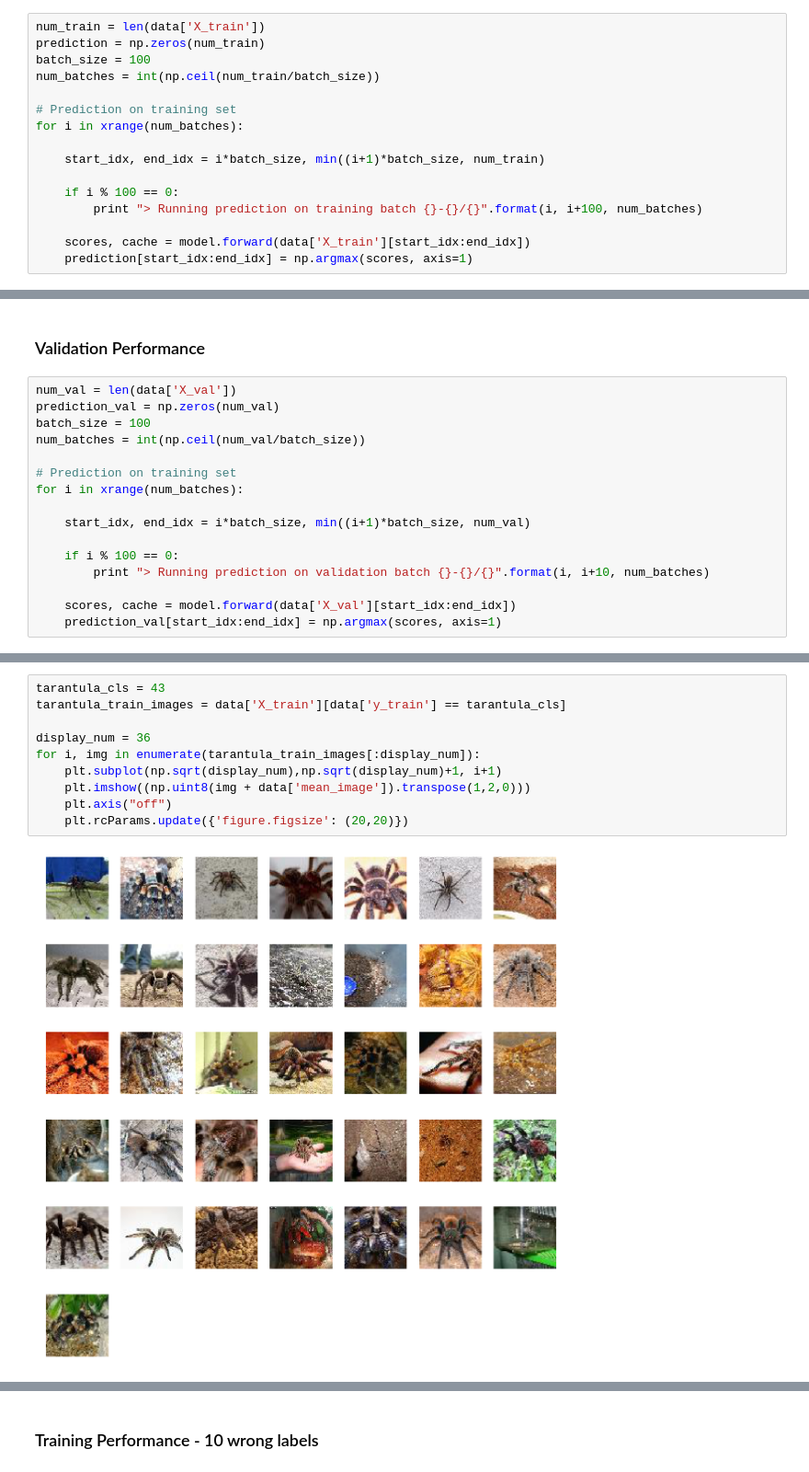
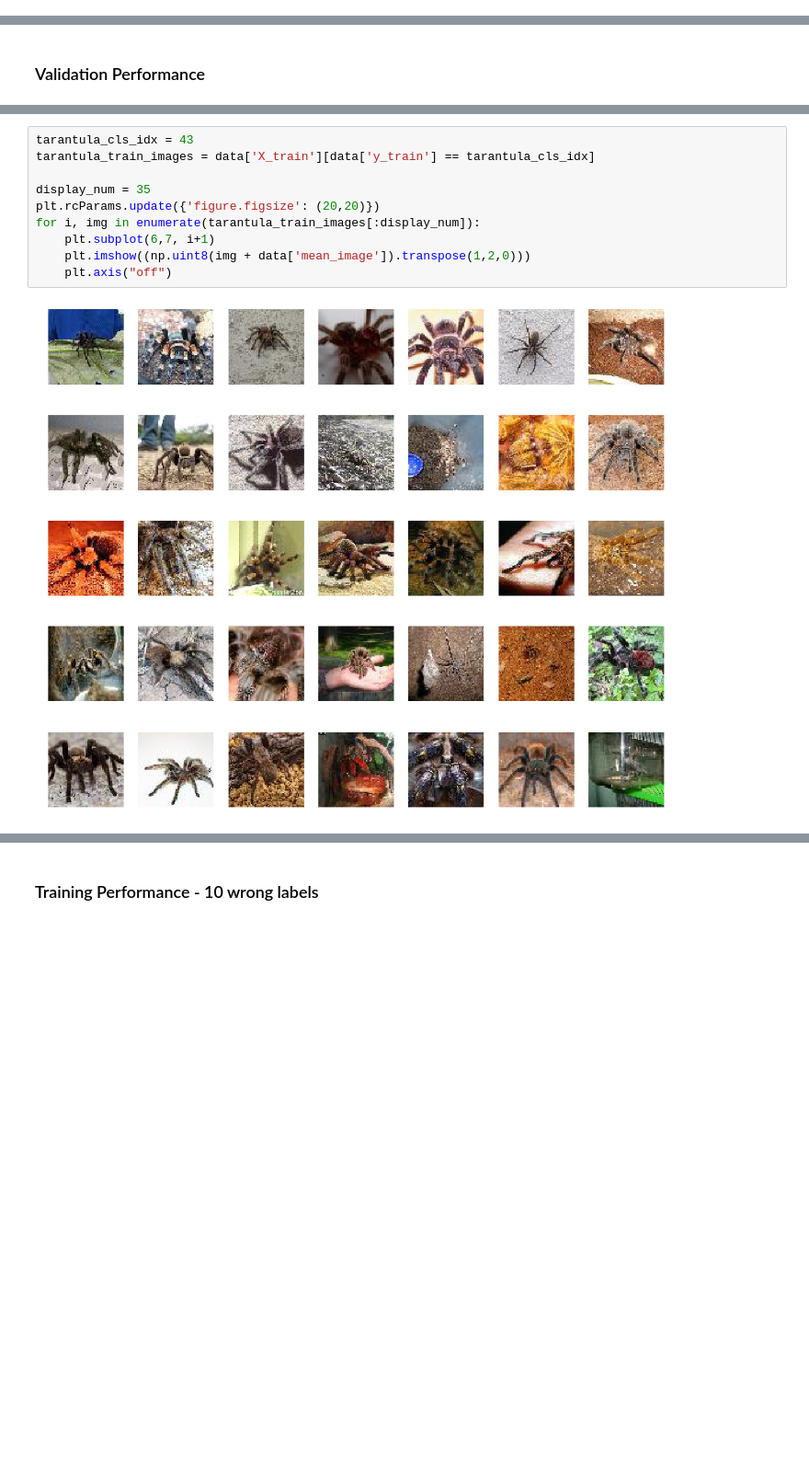
Before and after one commit to yrevar/neuralnets, a Jupyter notebook: analysis_nnet_confidence/analysis_nnet_overfitting_vs_confidence.ipynb, the cells around one changed output, grey strips where cells are left out. Shown at 92% size. Drawn from its saved outputs; the diff is of its cells as text; blank space fills up the shorter version.

Commit message:
refactoring, using simple sgd now, more class visualization

```diff
--- a/analysis_nnet_confidence/analysis_nnet_overfitting_vs_confidence.ipynb
+++ b/analysis_nnet_confidence/analysis_nnet_overfitting_vs_confidence.ipynb
@@ -204,18 +289,2 @@ X = create_class_visualization(target_y, model, show_every=50, num_iterations=20
 # %% [markdown]
 ### Training Performance
-# %%
-num_train = len(data['X_train'])
-prediction = np.zeros(num_train)
-batch_size = 100
-num_batches = int(np.ceil(num_train/batch_size))
-
-# Prediction on training set
-for i in xrange(num_batches):
-
-    start_idx, end_idx = i*batch_size, min((i+1)*batch_size, num_train)
-
-    if i % 100 == 0:
-        print "> Running prediction on training batch {}-{}/{}".format(i, i+100, num_batches)
-
-    scores, cache = model.forward(data['X_train'][start_idx:end_idx])
-    prediction[start_idx:end_idx] = np.argmax(scores, axis=1)
@@ -272,18 +339,2 @@ Precision: 0.797872340426
 # %% [markdown]
 ### Validation Performance
-# %%
-num_val = len(data['X_val'])
-prediction_val = np.zeros(num_val)
-batch_size = 100
-num_batches = int(np.ceil(num_val/batch_size))
-
-# Prediction on training set
-for i in xrange(num_batches):
-
-    start_idx, end_idx = i*batch_size, min((i+1)*batch_size, num_val)
-
-    if i % 100 == 0:
-        print "> Running prediction on validation batch {}-{}/{}".format(i, i+10, num_batches)
-
-    scores, cache = model.forward(data['X_val'][start_idx:end_idx])
-    prediction_val[start_idx:end_idx] = np.argmax(scores, axis=1)
@@ -319,14 +389,14 @@ We will train our pre-trained model with incorrect images. Here, we will train o
 # %%
-tarantula_cls = 43
-tarantula_train_images = data['X_train'][data['y_train'] == tarantula_cls]
+tarantula_cls_idx = 43
+tarantula_train_images = data['X_train'][data['y_train'] == tarantula_cls_idx]
 
-display_num = 36
+display_num = 35
+plt.rcParams.update({'figure.figsize': (20,20)})
 for i, img in enumerate(tarantula_train_images[:display_num]):
-    plt.subplot(np.sqrt(display_num),np.sqrt(display_num)+1, i+1)
+    plt.subplot(6,7, i+1)
     plt.imshow((np.uint8(img + data['mean_image']).transpose(1,2,0)))
     plt.axis("off")
-    plt.rcParams.update({'figure.figsize': (20,20)})
 # %% [output]
-[figure, old version]
+[figure, new version]
 # %%
 num_incorrect_train = 10
```
Also changed, not shown: parts of 71 cells of this notebook.
